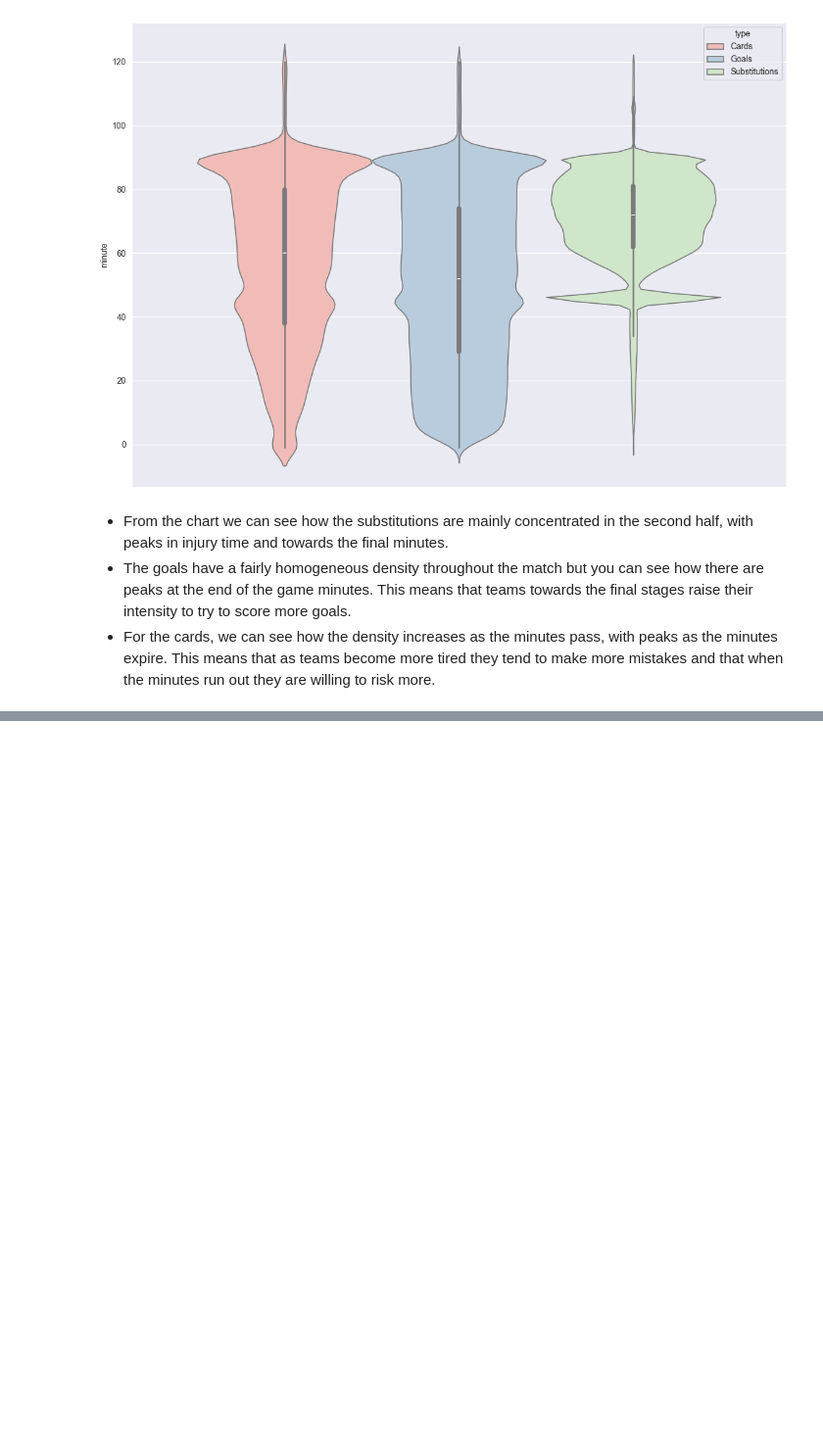
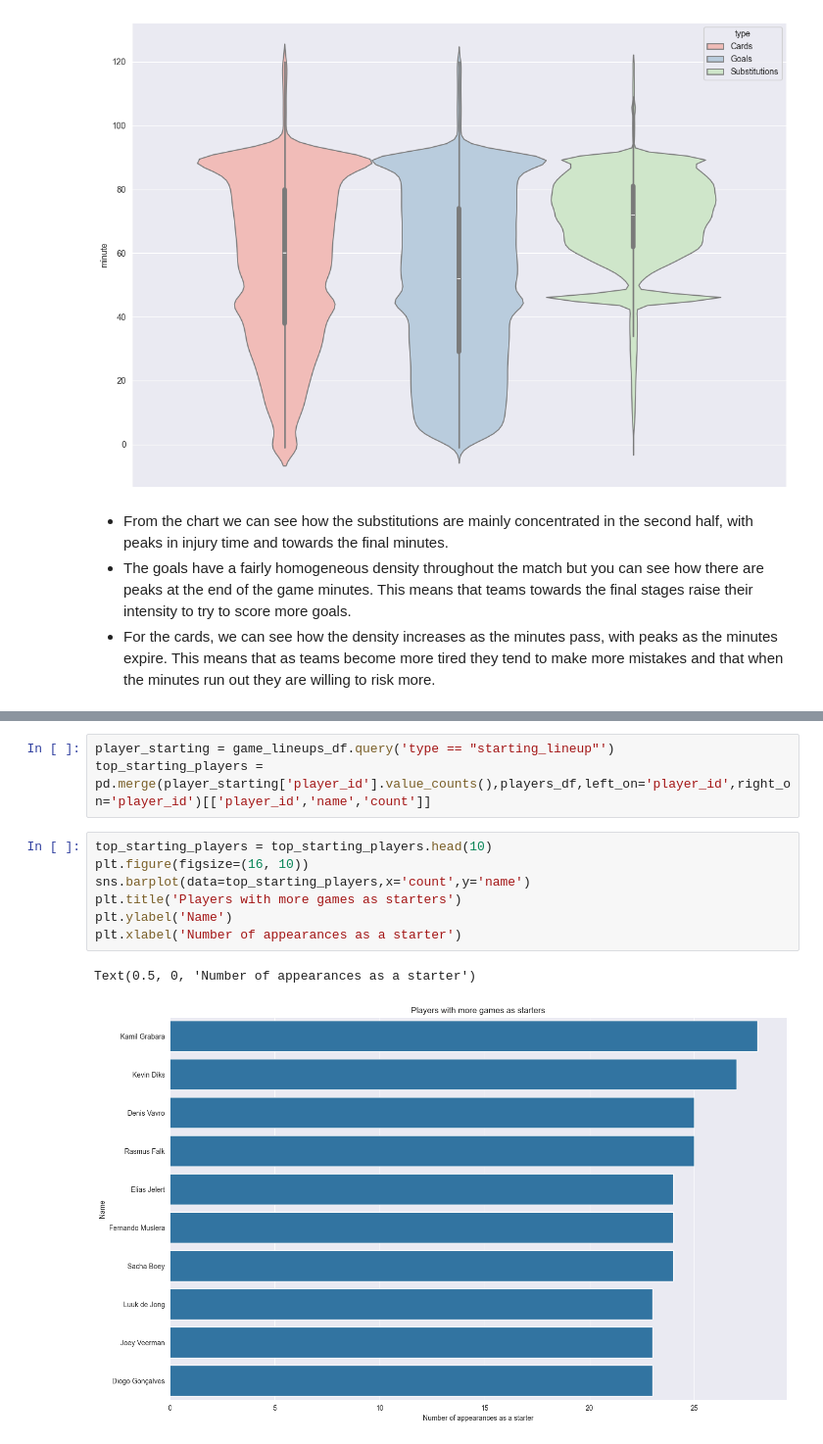
Before and after one commit to ZakAbourida/IUM-TWEB-UniTo, a Jupyter notebook: MainDirectory/Python Part/DataAnalysis.ipynb, the cells around one changed output, grey strips where cells are left out. Shown at 98% size. Saved outputs shown, nothing was run; the diff lists cells and outputs as text; blank space fills up the shorter version.

```diff
--- a/MainDirectory/Python Part/DataAnalysis.ipynb
+++ b/MainDirectory/Python Part/DataAnalysis.ipynb
@@ -1357,0 +1384,13 @@ This means that as teams become more tired they tend to make more mistakes and t
+# %%
+player_starting = game_lineups_df.query('type == "starting_lineup"')
+top_starting_players = pd.merge(player_starting['player_id'].value_counts(),players_df,left_on='player_id',right_on='player_id')[['player_id','name','count']]
+# %%
+top_starting_players = top_starting_players.head(10)
+plt.figure(figsize=(16, 10))
+sns.barplot(data=top_starting_players,x='count',y='name')
+plt.title('Players with more games as starters')
+plt.ylabel('Name')
+plt.xlabel('Number of appearances as a starter')
+# %% [output]
+Text(0.5, 0, 'Number of appearances as a starter')
+[figure, added]
```
Also changed, not shown: parts of 34 cells of this notebook.
